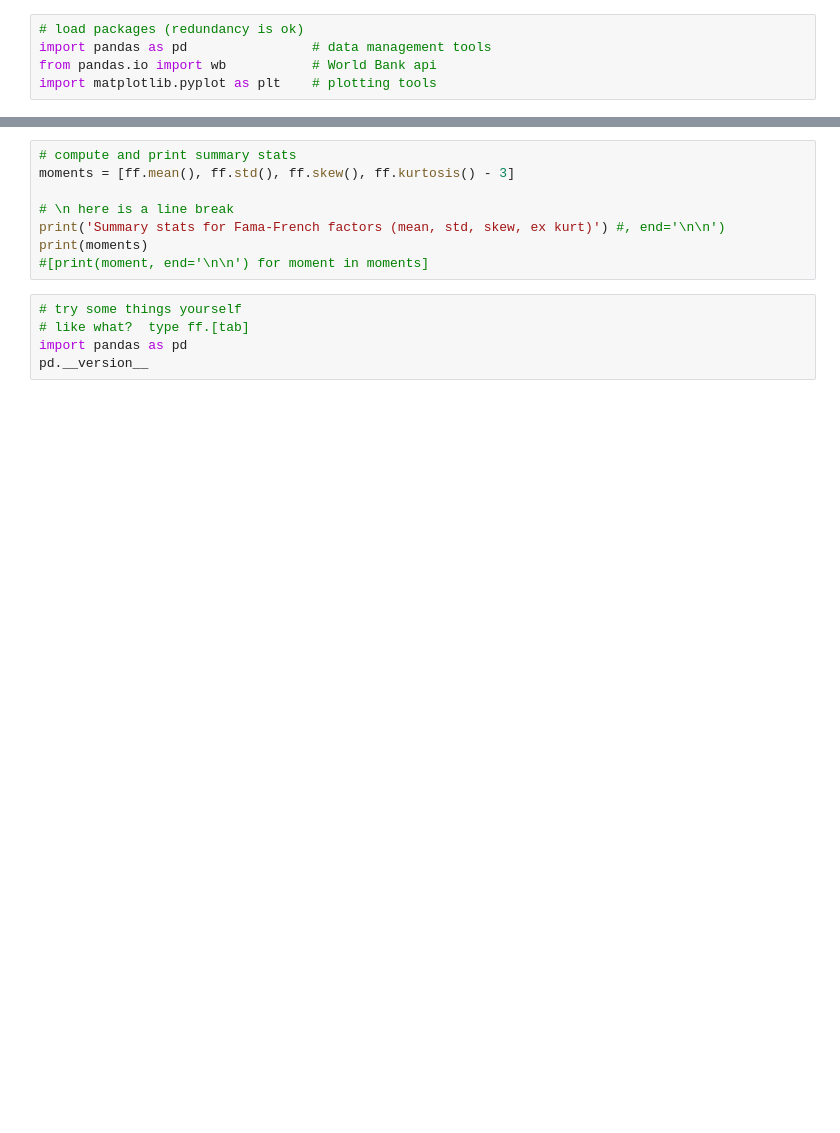
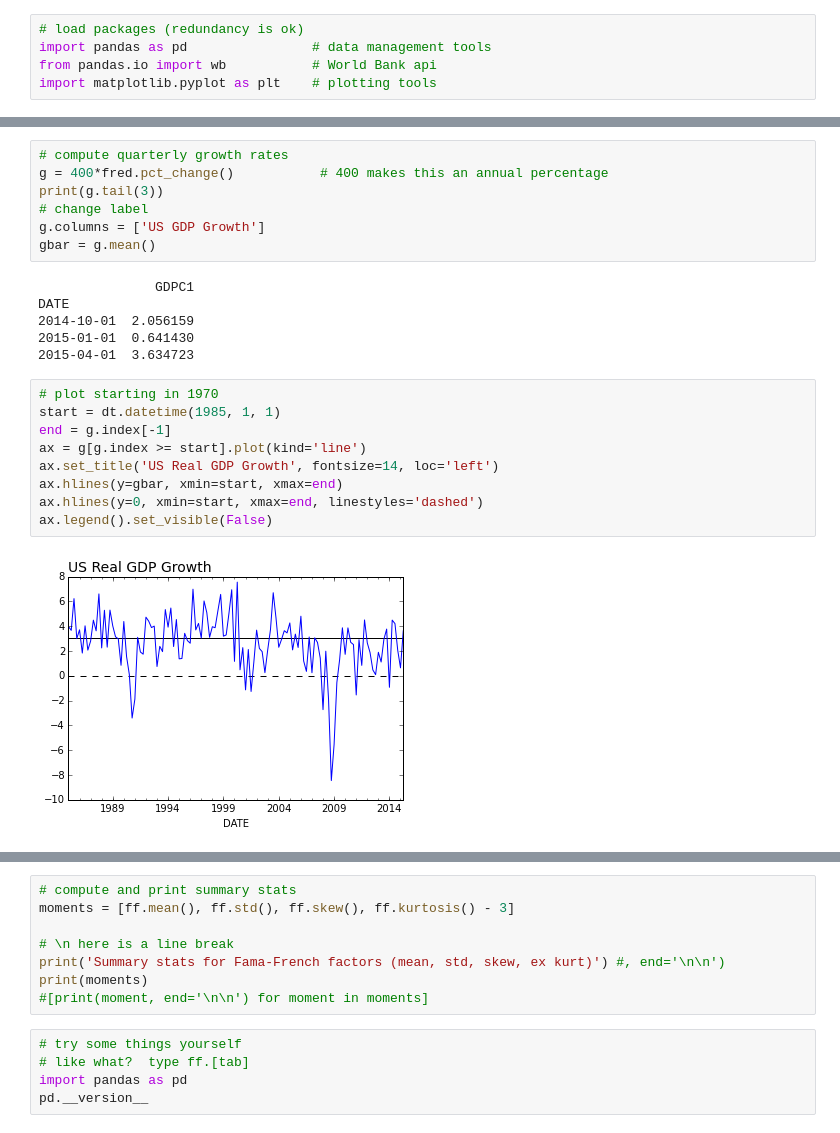
Before and after one commit to DaveBackus/Data_Bootcamp, a Jupyter notebook: Code/IPython/bootcamp_examples.ipynb, the cells around one changed output, grey strips where cells are left out. Drawn from its saved outputs; the diff is of its cells as text; blank space fills up the shorter version.

```diff
--- a/Code/IPython/bootcamp_examples.ipynb
+++ b/Code/IPython/bootcamp_examples.ipynb
@@ -215,0 +147,24 @@ References
+# %%
+# compute quarterly growth rates
+g = 400*fred.pct_change()           # 400 makes this an annual percentage
+print(g.tail(3))
+# change label
+g.columns = ['US GDP Growth']
+gbar = g.mean()
+# %% [output]
+               GDPC1
+DATE
+2014-10-01  2.056159
+2015-01-01  0.641430
+2015-04-01  3.634723
+# %%
+# plot starting in 1970
+start = dt.datetime(1985, 1, 1)
+end = g.index[-1]
+ax = g[g.index >= start].plot(kind='line')
+ax.set_title('US Real GDP Growth', fontsize=14, loc='left')
+ax.hlines(y=gbar, xmin=start, xmax=end)
+ax.hlines(y=0, xmin=start, xmax=end, linestyles='dashed')
+ax.legend().set_visible(False)
+# %% [output]
+[figure, added]
```
Also changed, not shown: parts of 52 cells of this notebook, 10 other files.
